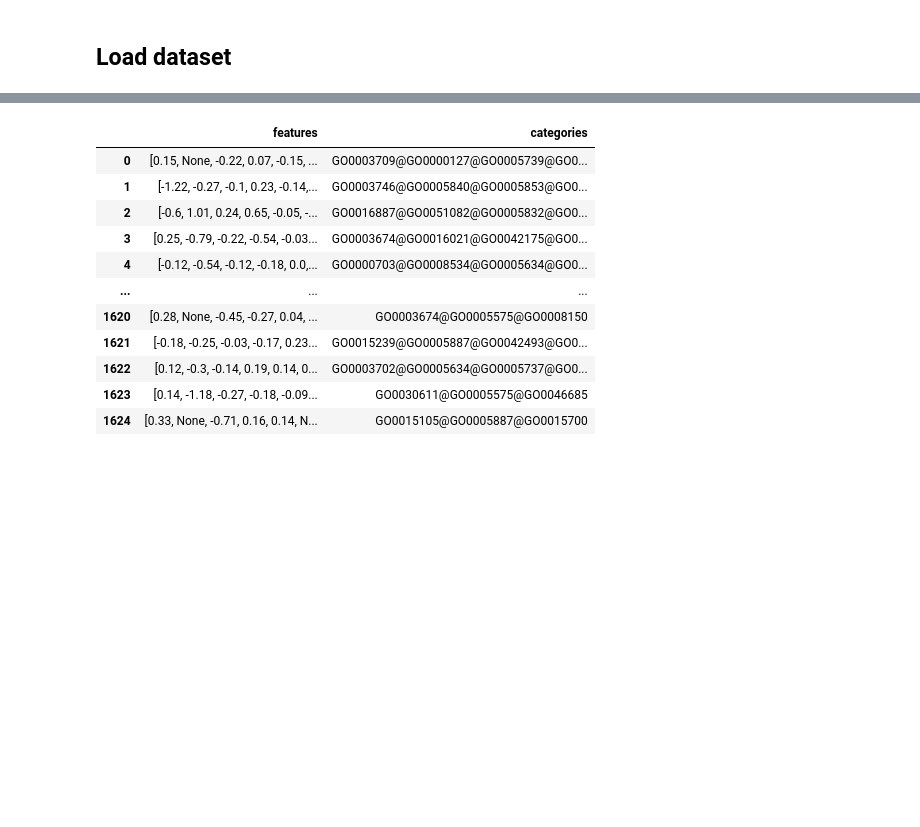
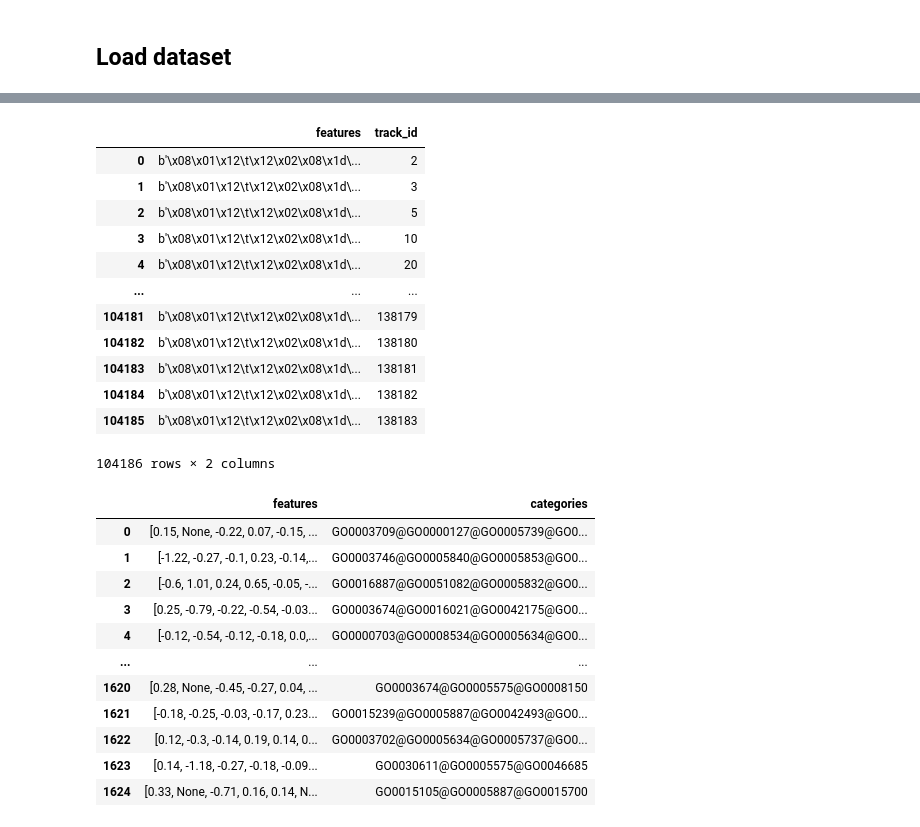
Before and after one commit to Sette/hmc_torch, a Jupyter notebook: Dataset-GOFUN.ipynb, the cells around one changed output, grey strips where cells are left out. Saved outputs shown, nothing was run; the diff lists cells and outputs as text; code cells hidden in the pictures; blank space fills up the shorter version.

```diff
--- a/Dataset-GOFUN.ipynb
+++ b/Dataset-GOFUN.ipynb
@@ -16,5 +14,5 @@ from sklearn import preprocessing
 # %%
-dataset_path = '/home/bruno/storage/data/go_fun/go_fun_hmc'
+dataset_path = '/home/bruno/storage/data/datasets'
 # %%
 device = torch.device("cuda:0" if torch.cuda.is_available() else "cpu")
 # %%
@@ -21,0 +233,2 @@ ds_train, ds_val, ds_test = initialize_dataset('cellcycle_GO', dataset_path)
+# %%
+features_path = os.path.join(dataset_path, 'fma', 'fma_large')
@@ -21,0 +255,16 @@ ds_train, ds_val, ds_test = initialize_dataset('cellcycle_GO', dataset_path)
+# %%
+def load_features(dataset_path):
+    dataset_path = [os.path.join(dataset_path, path) for path in os.listdir(dataset_path) if path.endswith('.tfrecord')]
+    dataset = get_dataset(dataset_path)
+
+    df = pd.DataFrame(
+        dataset.as_numpy_iterator(),
+        columns=['features', 'track_id']
+    )
+
+    df.dropna(inplace=True)
+
+
+    return df
+# %%
+df = load_features(features_path)
@@ -22,3 +273,19 @@ ds_train, ds_val, ds_test = initialize_dataset('cellcycle_GO', dataset_path)
+# %%
+df
+# %% [output]
+|  | features | track_id |
+| 0 | b'\x08\x01\x12\t\x12\x02\x08\x1d\... | 2 |
+| 1 | b'\x08\x01\x12\t\x12\x02\x08\x1d\... | 3 |
+| 2 | b'\x08\x01\x12\t\x12\x02\x08\x1d\... | 5 |
+| 3 | b'\x08\x01\x12\t\x12\x02\x08\x1d\... | 10 |
+| 4 | b'\x08\x01\x12\t\x12\x02\x08\x1d\... | 20 |
+| ... | ... | ... |
+| 104181 | b'\x08\x01\x12\t\x12\x02\x08\x1d\... | 138179 |
+| 104182 | b'\x08\x01\x12\t\x12\x02\x08\x1d\... | 138180 |
+| 104183 | b'\x08\x01\x12\t\x12\x02\x08\x1d\... | 138181 |
+| 104184 | b'\x08\x01\x12\t\x12\x02\x08\x1d\... | 138182 |
+| 104185 | b'\x08\x01\x12\t\x12\x02\x08\x1d\... | 138183 |
+104186 rows × 2 columns
 # %%
 ds_train.df
 # %% [output]
```
Also changed, not shown: parts of 22 cells of this notebook, 2 other files.
